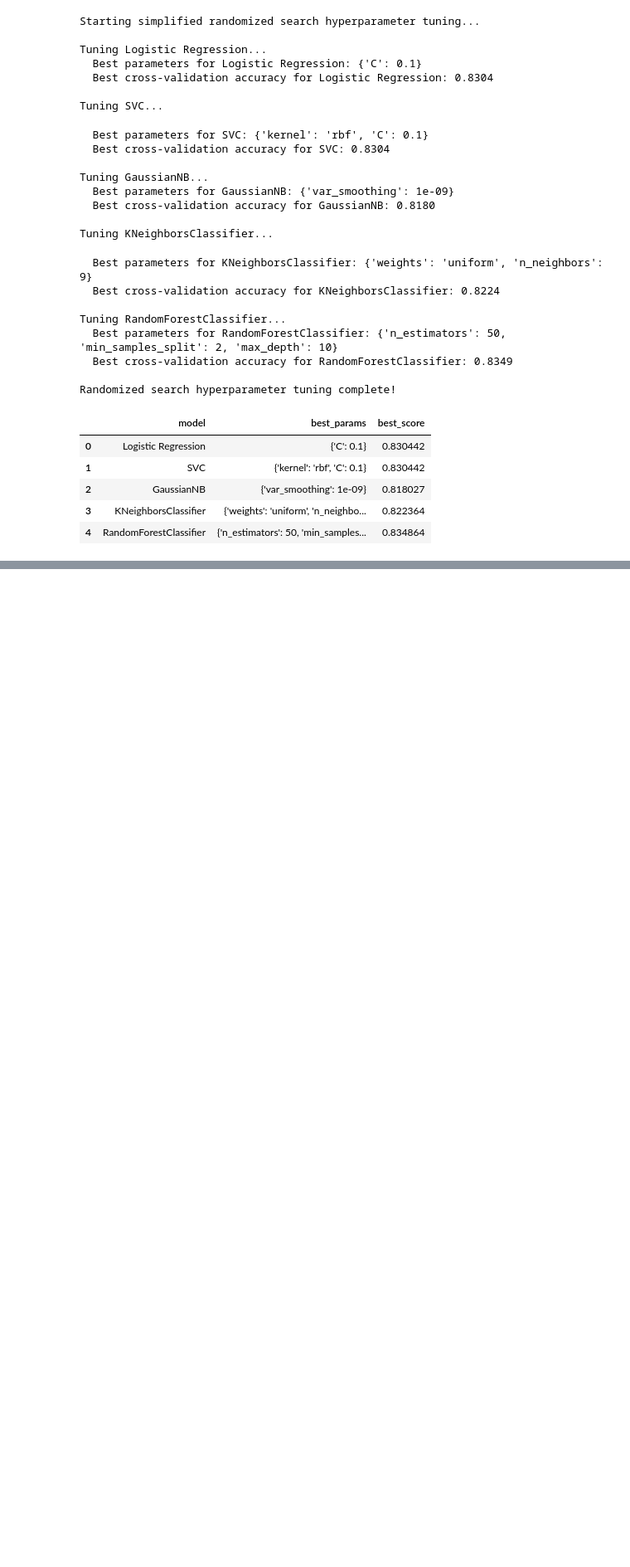
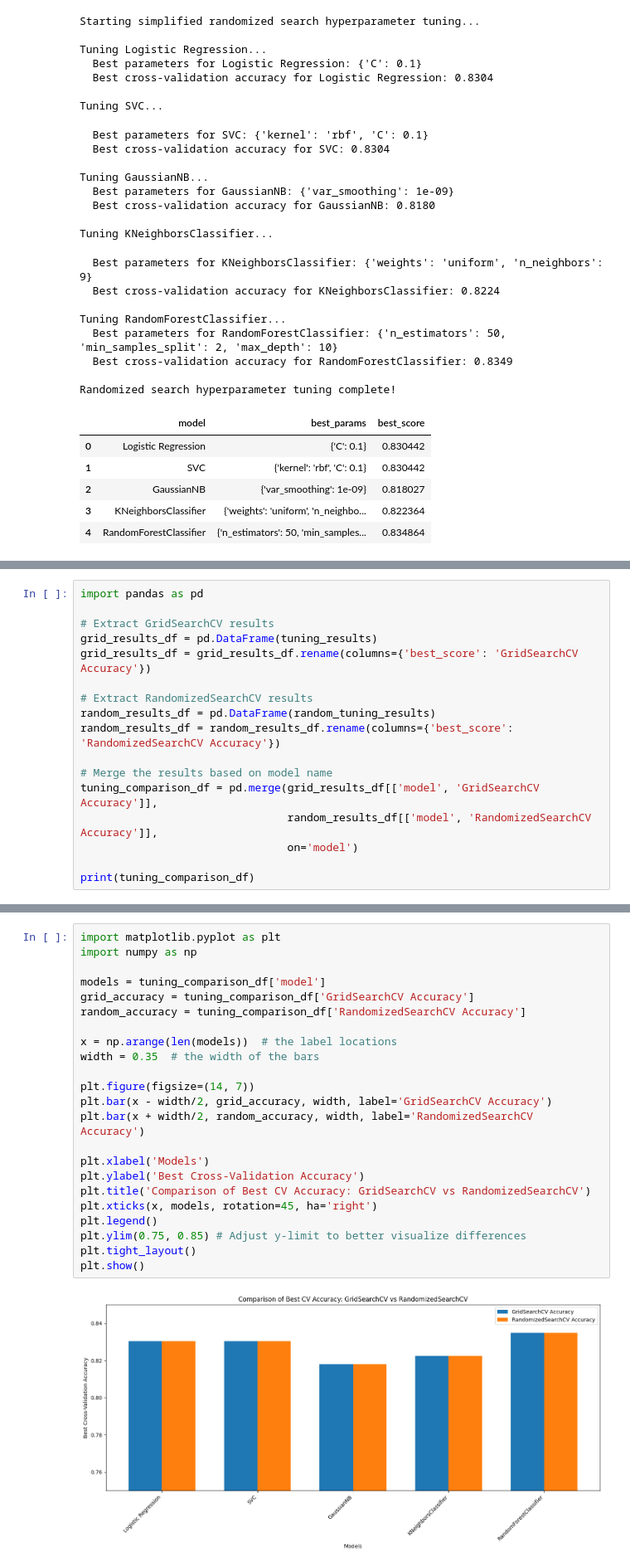
Before and after one commit to payalmishra1107/Heart_disease__ML_project, a Jupyter notebook: Copy_of_ML_Project.ipynb, the cells around one changed output, grey strips where cells are left out. Shown at 83% size. Cells and saved outputs as stored; diff of their text form; blank space fills up the shorter version.

```diff
--- a/Copy_of_ML_Project.ipynb
+++ b/Copy_of_ML_Project.ipynb
@@ -535,0 +626,17 @@ Randomized search hyperparameter tuning complete!
+# %%
+import pandas as pd
+
+# Extract GridSearchCV results
+grid_results_df = pd.DataFrame(tuning_results)
+grid_results_df = grid_results_df.rename(columns={'best_score': 'GridSearchCV Accuracy'})
+
+# Extract RandomizedSearchCV results
+random_results_df = pd.DataFrame(random_tuning_results)
+random_results_df = random_results_df.rename(columns={'best_score': 'RandomizedSearchCV Accuracy'})
+
+# Merge the results based on model name
+tuning_comparison_df = pd.merge(grid_results_df[['model', 'GridSearchCV Accuracy']],
+                                random_results_df[['model', 'RandomizedSearchCV Accuracy']],
+                                on='model')
+
+print(tuning_comparison_df)
@@ -535,0 +650,25 @@ Randomized search hyperparameter tuning complete!
+# %%
+import matplotlib.pyplot as plt
+import numpy as np
+
+models = tuning_comparison_df['model']
+grid_accuracy = tuning_comparison_df['GridSearchCV Accuracy']
+random_accuracy = tuning_comparison_df['RandomizedSearchCV Accuracy']
+
+x = np.arange(len(models))  # the label locations
+width = 0.35  # the width of the bars
+
+plt.figure(figsize=(14, 7))
+plt.bar(x - width/2, grid_accuracy, width, label='GridSearchCV Accuracy')
+plt.bar(x + width/2, random_accuracy, width, label='RandomizedSearchCV Accuracy')
+
+plt.xlabel('Models')
+plt.ylabel('Best Cross-Validation Accuracy')
+plt.title('Comparison of Best CV Accuracy: GridSearchCV vs RandomizedSearchCV')
+plt.xticks(x, models, rotation=45, ha='right')
+plt.legend()
+plt.ylim(0.75, 0.85) # Adjust y-limit to better visualize differences
+plt.tight_layout()
+plt.show()
+# %% [output]
+[figure, added]
```
Also changed, not shown: parts of 4 cells of this notebook.
